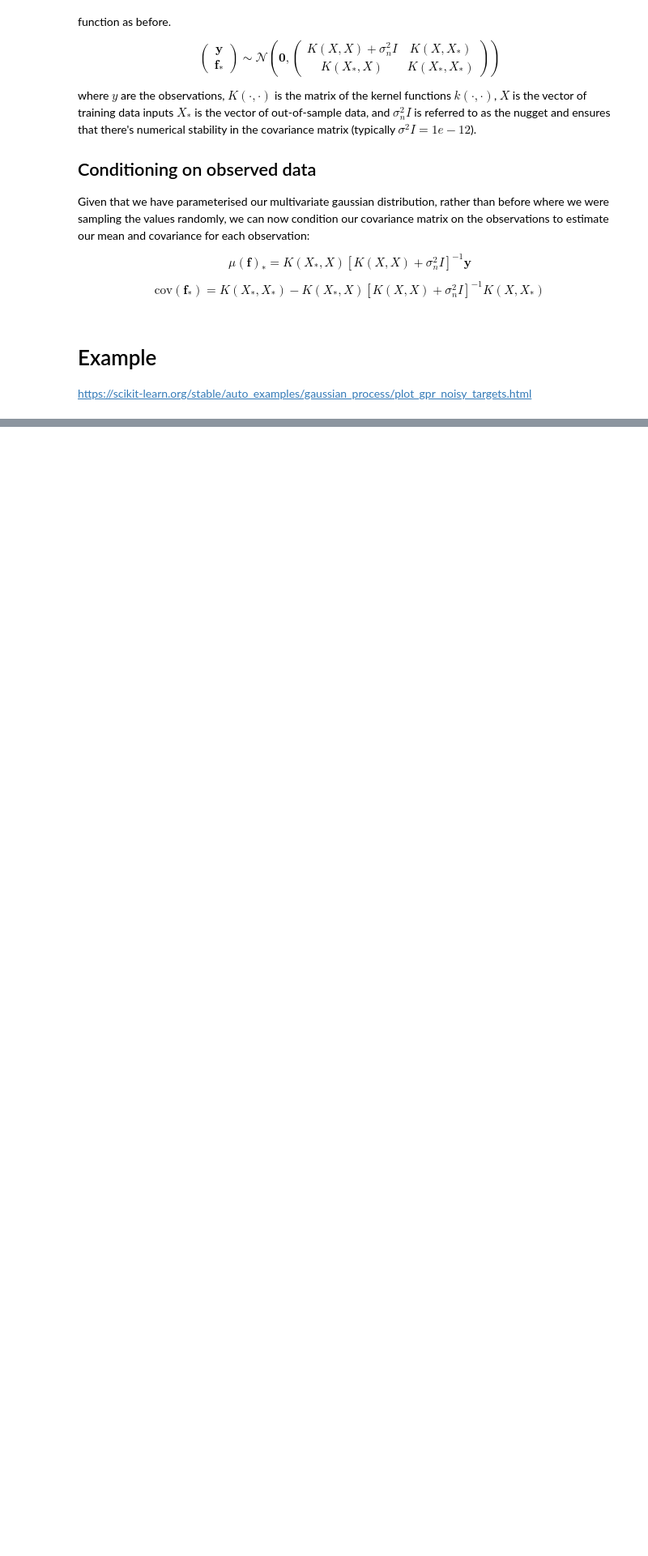
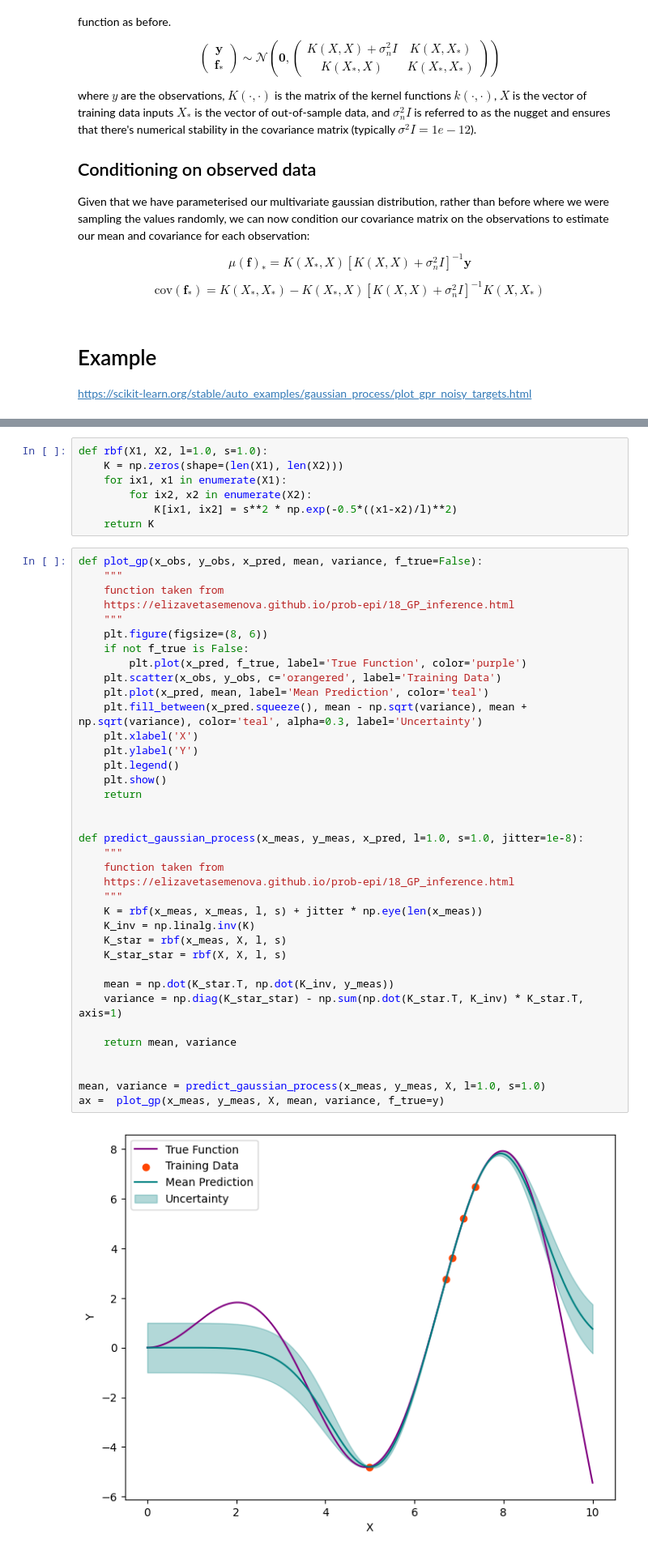
Before and after one commit to dtu-qmcm/bayesian_statistics_for_computational_biology, a Jupyter notebook: course/theory-6-gps.ipynb, the cells around one changed output, grey strips where cells are left out. Shown: that part at 81% size. Saved outputs shown, nothing was run; the diff lists cells and outputs as text; blank space fills up the shorter version.

```diff
--- a/course/theory-6-gps.ipynb
+++ b/course/theory-6-gps.ipynb
@@ -178,0 +209,46 @@ https://scikit-learn.org/stable/auto_examples/gaussian_process/plot_gpr_noisy_ta
+# %%
+def rbf(X1, X2, l=1.0, s=1.0):
+    K = np.zeros(shape=(len(X1), len(X2)))
+    for ix1, x1 in enumerate(X1):
+        for ix2, x2 in enumerate(X2):
+            K[ix1, ix2] = s**2 * np.exp(-0.5*((x1-x2)/l)**2)
+    return K
+# %%
+def plot_gp(x_obs, y_obs, x_pred, mean, variance, f_true=False):
+    """
+    function taken from
+    https://elizavetasemenova.github.io/prob-epi/18_GP_inference.html
+    """
+    plt.figure(figsize=(8, 6))
+    if not f_true is False:
+        plt.plot(x_pred, f_true, label='True Function', color='purple')
+    plt.scatter(x_obs, y_obs, c='orangered', label='Training Data')
+    plt.plot(x_pred, mean, label='Mean Prediction', color='teal')
+    plt.fill_between(x_pred.squeeze(), mean - np.sqrt(variance), mean + np.sqrt(variance), color='teal', alpha=0.3, label='Uncertainty')
+    plt.xlabel('X')
+    plt.ylabel('Y')
+    plt.legend()
+    plt.show()
+    return
+
+
+def predict_gaussian_process(x_meas, y_meas, x_pred, l=1.0, s=1.0, jitter=1e-8):
+    """
+    function taken from
+    https://elizavetasemenova.github.io/prob-epi/18_GP_inference.html
+    """
+    K = rbf(x_meas, x_meas, l, s) + jitter * np.eye(len(x_meas))
+    K_inv = np.linalg.inv(K)
+    K_star = rbf(x_meas, X, l, s)
+    K_star_star = rbf(X, X, l, s)
+
+    mean = np.dot(K_star.T, np.dot(K_inv, y_meas))
+    variance = np.diag(K_star_star) - np.sum(np.dot(K_star.T, K_inv) * K_star.T, axis=1)
+
+    return mean, variance
+
+
+mean, variance = predict_gaussian_process(x_meas, y_meas, X, l=1.0, s=1.0)
+ax =  plot_gp(x_meas, y_meas, X, mean, variance, f_true=y)
+# %% [output]
+[figure, added]
```
Also changed, not shown: parts of 2 cells of this notebook.
